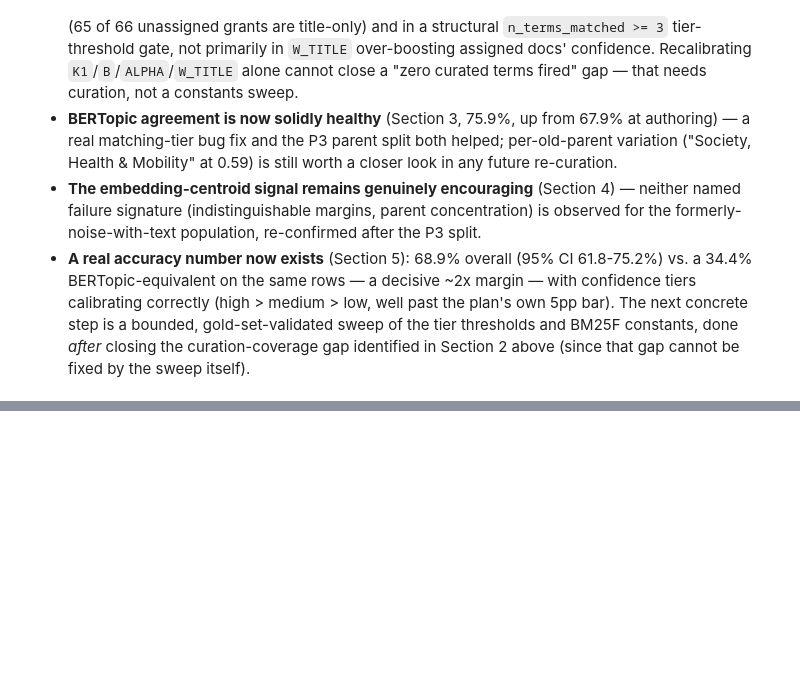
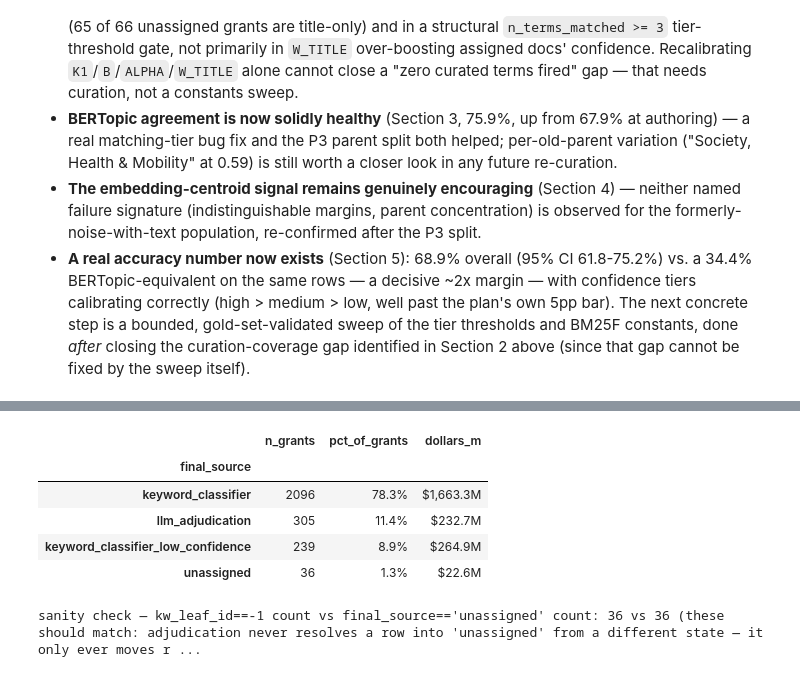
Before and after one commit to ebertini/visualizing-neu, a Jupyter notebook: notebooks/09_keyword_classifier_validation.ipynb, the cells around one changed output, grey strips where cells are left out. Saved outputs shown, nothing was run; the diff lists cells and outputs as text; code cells hidden in the pictures; blank space fills up the shorter version.

```diff
--- a/notebooks/09_keyword_classifier_validation.ipynb
+++ b/notebooks/09_keyword_classifier_validation.ipynb
@@ -280,0 +380,23 @@ if (GOLD / 'topic_gold_set.csv').exists():
+# %%
+final_source_order = ['keyword_classifier', 'llm_adjudication', 'keyword_classifier_low_confidence', 'unassigned']
+rows = []
+for src in final_source_order:
+    sub = kw_grants[kw_grants['final_source'] == src]
+    d = grants_dollars.reindex(sub['doc_id']).fillna(0).sum()
+    rows.append({'final_source': src, 'n_grants': len(sub),
+                 'pct_of_grants': len(sub) / len(kw_grants), 'dollars_m': d / 1e6})
+final_cov = pd.DataFrame(rows).set_index('final_source')
+display(final_cov.style.format({'pct_of_grants': '{:.1%}', 'dollars_m': '${:,.1f}M'}))
+
+print(f"sanity check \u2014 kw_leaf_id==-1 count vs final_source=='unassigned' count: "
+      f"{(kw_grants['kw_leaf_id'] == -1).sum()} vs {(kw_grants['final_source'] == 'unassigned').sum()} "
+      "(these should match: adjudication never resolves a row into 'unassigned' from a different "
+      "state \u2014 it only ever moves rows OUT of the low-confidence tail into 'llm_adjudication')")
+# %% [output]
+|  | n_grants | pct_of_grants | dollars_m |
+| final_source |  |  |  |
+| keyword_classifier | 2096 | 78.3% | $1,663.3M |
+| llm_adjudication | 305 | 11.4% | $232.7M |
+| keyword_classifier_low_confidence | 239 | 8.9% | $264.9M |
+| unassigned | 36 | 1.3% | $22.6M |
+sanity check — kw_leaf_id==-1 count vs final_source=='unassigned' count: 36 vs 36 (these should match: adjudication never resolves a row into 'unassigned' from a different state — it only ever moves r ...
```
Also changed, not shown: parts of 11 cells of this notebook.
